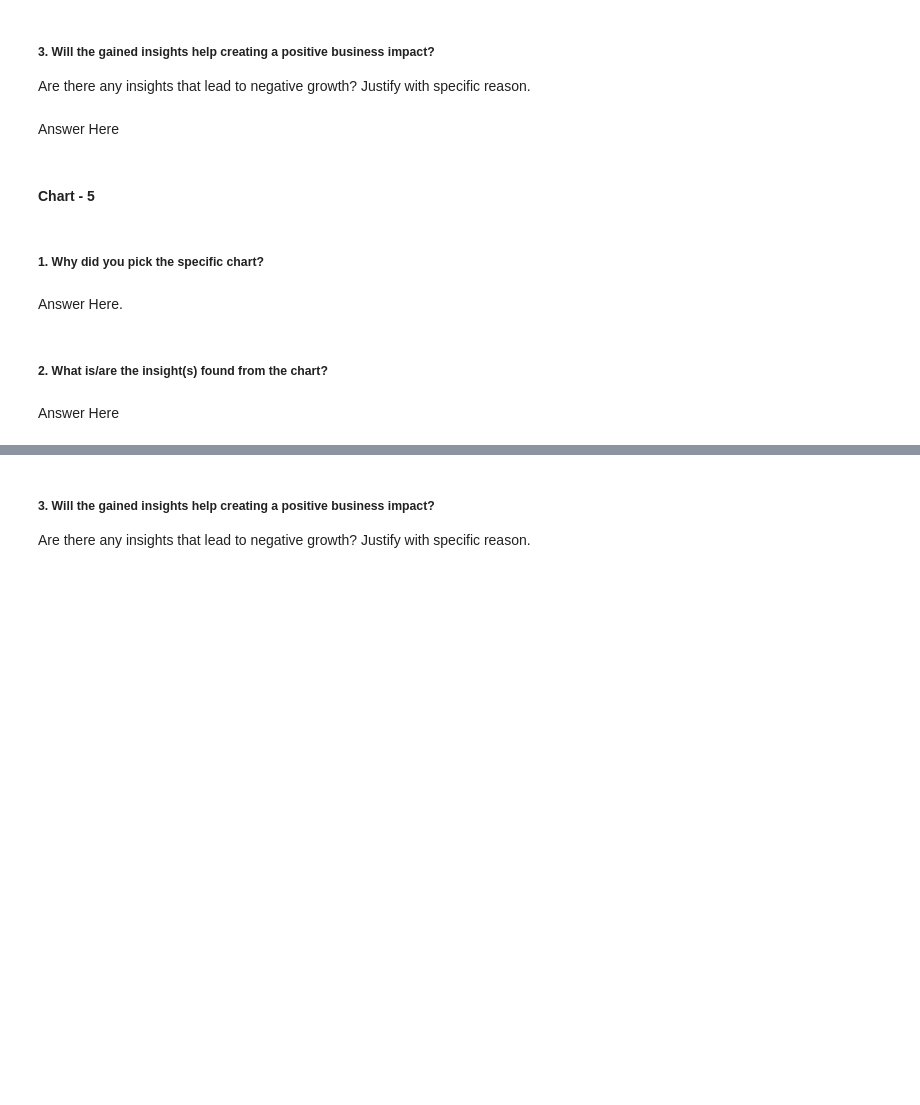
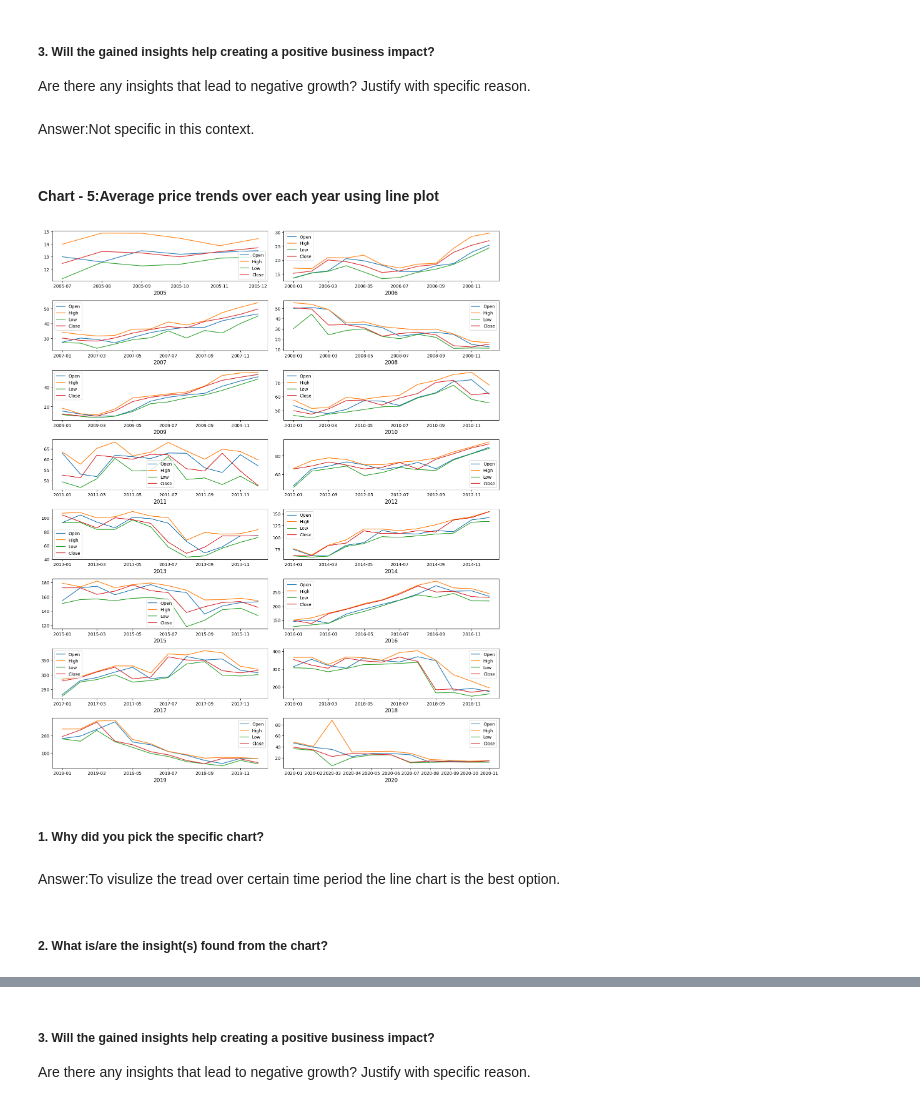
Before and after one commit to NIKHILNIGUDKAR/Yes-Bank-Stock-Closing-Price-Prediction, a Jupyter notebook: Yes_Bank_Stock_Closing_Price_Prediction.ipynb, the cells around one changed output, grey strips where cells are left out. Cells and saved outputs as stored; diff of their text form; code cells hidden in the pictures; blank space fills up the shorter version.

```diff
--- a/Yes_Bank_Stock_Closing_Price_Prediction.ipynb
+++ b/Yes_Bank_Stock_Closing_Price_Prediction.ipynb
@@ -892,7 +909,3 @@ Answer Here
 # %% [markdown]
 ##### 3. Will the gained insights help creating a positive business impact?
 Are there any insights that lead to negative growth? Justify with specific reason.
-# %% [markdown]
-Answer Here
-# %% [markdown]
-#### Chart - 5
@@ -901,8 +912,26 @@ Answer Here
+# %% [markdown]
+Answer:Not specific in this context.
+# %% [markdown]
+#### Chart - 5:Average price trends over each year using line plot
+# %%
+# Chart - 5 visualization code
+fig = plt.figure(figsize=(15,18))
+count=1
+for i in df['Year'].unique() :
+    plt.subplot(8, 2, count)
+    plt.xlabel(i, fontsize = 12)
+    plt.plot(df['Date'][df['Year'] == i] , df['Open'][df['Year'] == i] , label = 'Open')
+    plt.plot(df['Date'][df['Year'] == i] , df['High'][df['Year'] == i] , label = 'High')
+    plt.plot(df['Date'][df['Year'] == i] , df['Low'][df['Year'] == i], label = 'Low')
+    plt.plot(df['Date'][df['Year'] == i] , df['Close'][df['Year'] == i], label = 'Close')
+    plt.legend()
+    count = count + 1
+plt.tight_layout()
+# %% [output]
+[figure, added]
 # %% [markdown]
 ##### 1. Why did you pick the specific chart?
-# %% [markdown]
-Answer Here.
+# %% [markdown]
+Answer:To visulize the tread over certain time period the line chart is the best option.
 # %% [markdown]
 ##### 2. What is/are the insight(s) found from the chart?
-# %% [markdown]
-Answer Here
```
Also changed, not shown: parts of 181 cells of this notebook.
